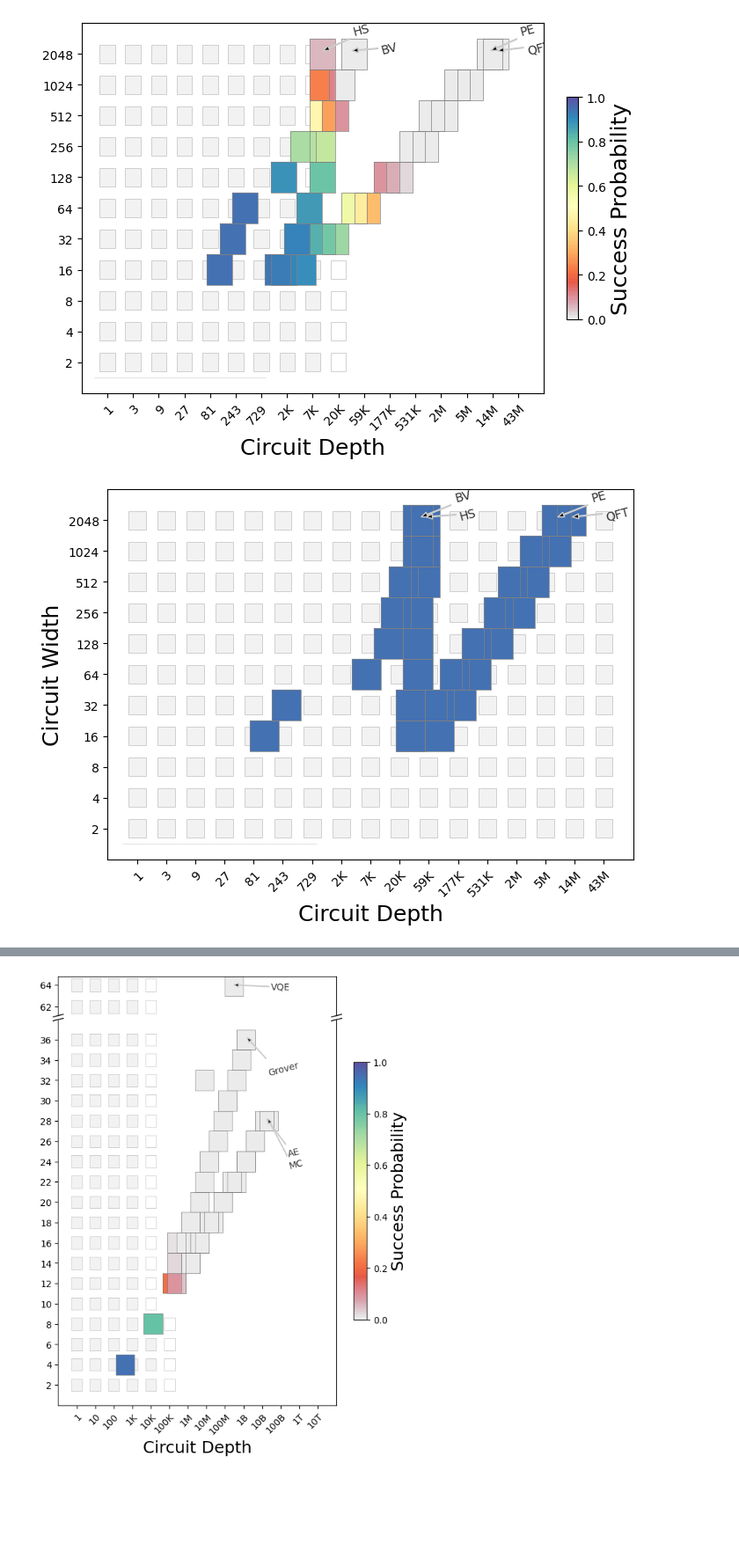
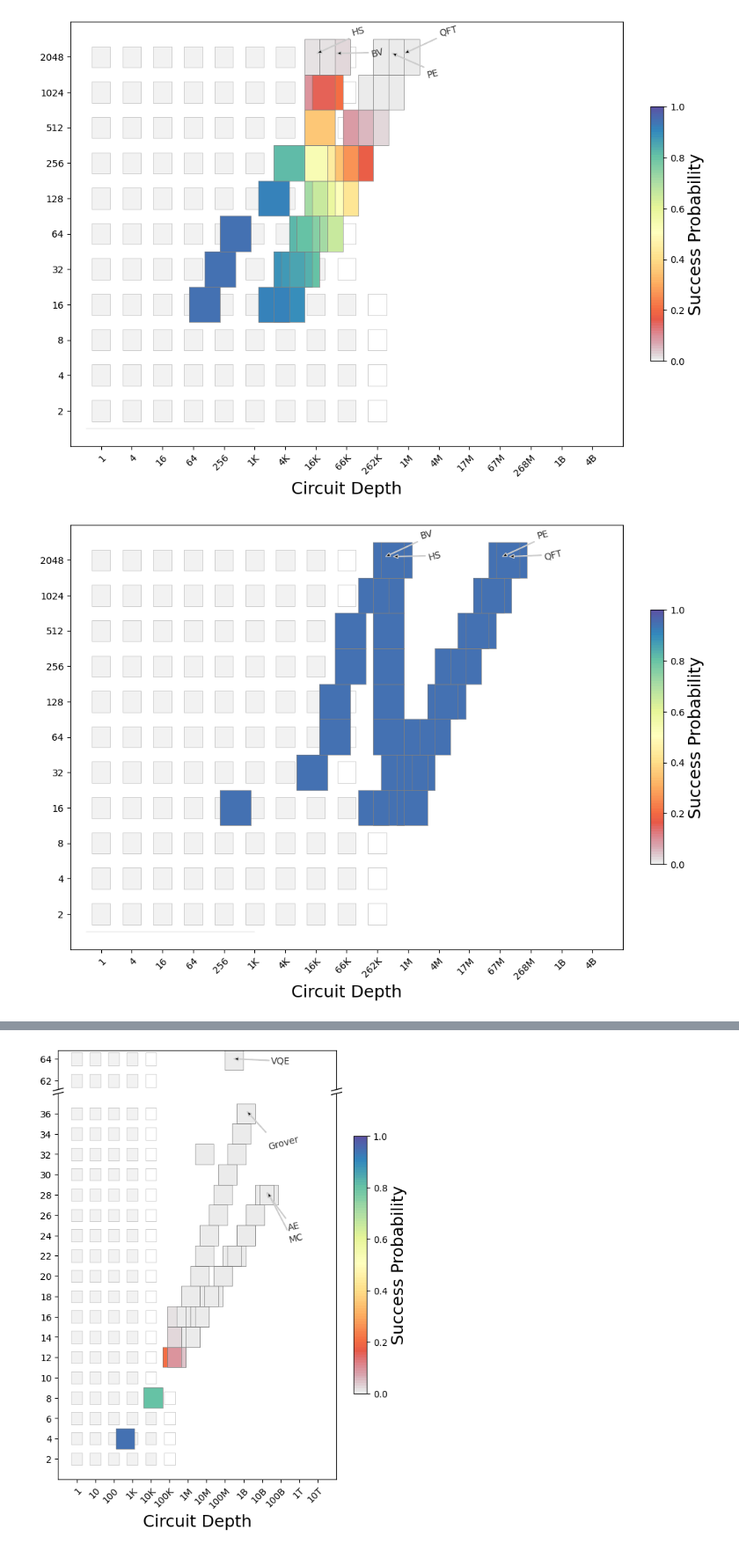
Before and after one commit to ijshj10/QC-App-Oriented-Benchmarks, a Jupyter notebook: plot.ipynb, the cells around one changed output, grey strips where cells are left out. Shown: that part at 88% size. Drawn from its saved outputs; the diff is of its cells as text; code cells hidden in the pictures; blank space fills up the shorter version.

```diff
--- a/plot.ipynb
+++ b/plot.ipynb
@@ -45,54 +46,52 @@ importlib.reload(metrics_2)
 
 d = {}
 
-add_result(d, 'BV', [2**(i+4) for i in range(8)],
-           [107.0, 195.0, 371.0, 1746.0, 4488.0, 17826.0, 23190.0, 35274.0],
-           [0.9986942456871947, 0.9974169085258735, 0.994867477126657, 0.9336985081684664, 0.7403449513282322, 0.09926638354645621, 0.0052814101018166925, 5.65878056114034e-07]
+add_result(d, 'BV', [16, 32, 64, 128, 256, 512, 1024, 2048],
+           [102.0, 190.0, 366.0, 2079.0, 5629.0, 21778.0, 27558.0, 41361.0],
+           [0.9987794682066863, 0.9975871428984328, 0.9952071046734315, 0.9607275632812143, 0.8578177174844583, 0.42910565719848925, 0.21884053137074275, 0.02878148657878936]
 )
+
 add_result(d, 'HS', [2**(i+4) for i in range(8)],
-           [1530.0, 3138.0, 6354.0, 10334.0, 10334.0, 10334.0, 10334.0, 10334.0],
-           [0.9801000979644457, 0.959368022611008, 0.9192102332440996, 0.8402767038065911, 0.7051622079544972, 0.4966179816195407, 0.24631409453028327, 0.06059306344134428])
+           [2511.0, 5167.0, 10479.0, 17343.0, 17343.0, 17343.0, 17343.0, 17343.0],
+           [0.9673667232512145, 0.9338057579135803, 0.8701364361766171, 0.7543669018949325, 0.5678576959147761, 0.3217757395990592, 0.1033191583506776, 0.010652118391643983])
 add_result(d, 'QFT', [2**(i+4) for i in range(8)],
-           [4391.0, 17983.0, 71411.0, 243187.0, 699472.0, 1661873.0, 5408729.0, 17973577.0],
-           [0.937614682406951, 0.7672469850319411, 0.349250346980412, 0.023317945770490133, 2.443690823722053e-06, 9.646644300458013e-21, 1.3956672644261391e-83, 5e-324]
+           [4154.0, 11106.0, 25010.0, 53798.0, 110394.0, 225282.0, 447868.0, 893917.0],
+           [0.9407945444281872, 0.8491153732714923, 0.6916943051363291, 0.4491276348868976, 0.1862828450214337, 0.025295346313953682, 0.0005546954117260708, 1.8170583558844732e-07]
            )
 add_result(d, 'PE', [2**(i+4) for i in range(8)],
-           [2145.0, 8961.0, 35334.0, 145740.0, 487000.0, 1131109.0, 2775497.0, 13501596.0],
-           [0.9691797784534071, 0.8764467648698594, 0.5936027121596242, 0.10353475905186144, 0.00010777645852752162, 5.230827474873273e-17, 5.249318734449995e-65, 5e-324]
+           [2129.0, 5905.0, 13457.0, 29771.0, 62189.0, 129053.0, 257443.0, 510686.0],
+           [0.9693333371038925, 0.9168577051036314, 0.8202820001445174, 0.6344893948451705, 0.36187813997346013, 0.0910744805904641, 0.004031538535016692, 1.6696721274275156e-06]
            )
-
-
 with open(f'__data/DATA-NO_QEC.json', 'w') as f:
     json.dump(d, f)
 
 metrics_2.plot_all_app_metrics('NO_QEC')
 # %% [output]
-[figure, old version]
+[figure, new version]
 # %%
 importlib.reload(metrics_2)
 
 d = {}
 
 add_result(d, 'BV', [2**(i+4) for i in range(8)],
-           [130.0, 260.0, 5135.0, 11765.0, 16315.0, 20345.0, 34385.0, 44590.0],
-           [0.9999999997111713, 0.9999999958955552, 0.9999998590362654, 0.9999990460111052, 0.9999982385207633, 0.9999968519860241, 0.9999898908952615, 0.9999751370063912]
+           [472.0, 15104.0, 37760.0, 37288.0, 69856.0, 83544.0, 218536.0, 381848.0],
+           [0.9999999999515318, 0.9999999995895785, 0.9999999988347837, 0.9999999978377611, 0.999999993123077, 0.9999999843668824, 0.9999999674598455, 0.9999999062868529]
 )
 add_result(d, 'HS', [2**(i+4) for i in range(8)],
-           [26447.0, 30277.0, 37362.0, 38105.0, 41758.0, 50293.0, 51515.0, 53695.0],
-           [0.9999985520396495, 0.9999965612753203, 0.9999918637788193, 0.9999843189292879, 0.9999647174455744, 0.9999339930742278, 0.999851749739114, 0.999735848058304]
+           [1153754.6666666667, 1593293.3333333333, 388626.6666666667, 411080.0, 473204.0, 490890.6666666667, 520892.0, 539537.3333333334],
+           [0.9999990215724458, 0.9999955410973559, 0.9999881889034591, 0.9999739706920393, 0.9999512471927635, 0.9999052233397326, 0.9998002627763203, 0.999624948810074]
            )
 add_result(d, 'QFT', [2**(i+4) for i in range(8)],
-           [91170.0, 181478.0, 395072.0, 802386.0, 1613622.0, 3391974.0, 6636345.0, 13182584.0],
-           [0.9999976607456452, 0.9999893387292446, 0.9999677438438376, 0.9999110421197105, 0.9997402324992855, 0.9991169116043539, 0.996878518700934, 0.9905731885260654]
+           [461568.0, 1075124.0, 3153966.6666666665, 7874212.0, 12338628.0, 25962396.0, 48845798.666666664, 102010754.66666667],
+           [0.9999998627936977, 0.9999996463911994, 0.9999991926532638, 0.9999982968261163, 0.99999479826465, 0.9999891321089133, 0.999977113645511, 0.9999521547974805]
            )
 add_result(d, 'PE', [2**(i+4) for i in range(8)],
-           [29075.0, 86355.0, 164570.0, 346801.0, 709448.0, 1422475.0, 2810821.0, 7624161.0],
-           [0.9999989998360469, 0.9999959802221856, 0.9999866343202369, 0.999960046421292, 0.9998702972974471, 0.999550769599133, 0.9983138232296032, 0.9936768381694399]
-
+           [237436.0, 545917.3333333334, 1859182.6666666667, 5250972.0, 8114301.333333333, 17395294.666666668, 36130402.666666664, 74356252.0],
+           [0.9999999386509492, 0.9999998210602467, 0.9999995461862895, 0.9999989479066449, 0.9999971231488001, 0.9999943839010798, 0.9999845162315628, 0.9999649578941181]
            )
 with open(f'__data/DATA-QEC.json', 'w') as f:
     json.dump(d, f)
 
 metrics_2.plot_all_app_metrics('QEC')
 # %% [output]
-[figure, old version]
+[figure, new version]
```
Also changed, not shown: parts of 3 cells of this notebook, 1 other file.
